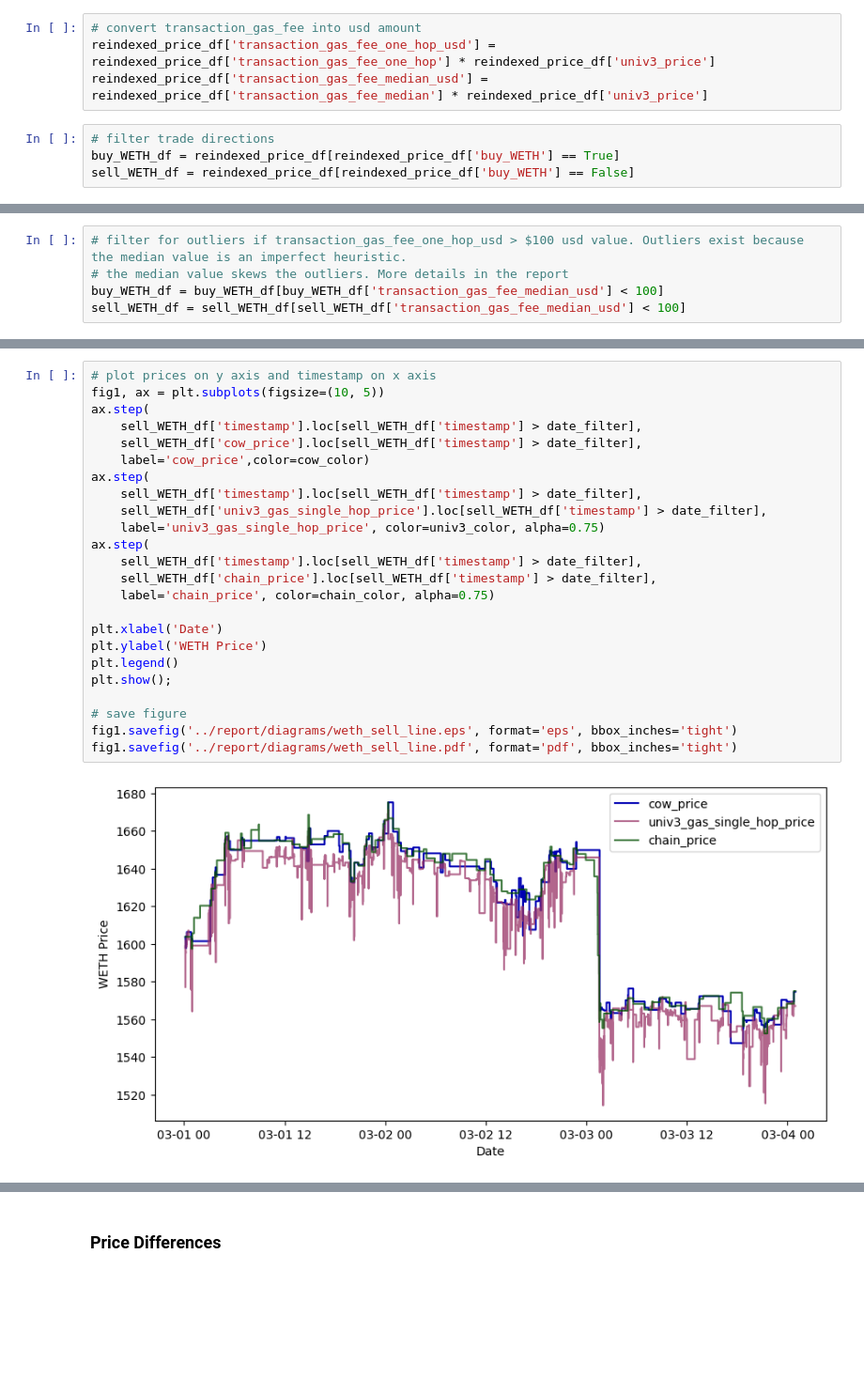
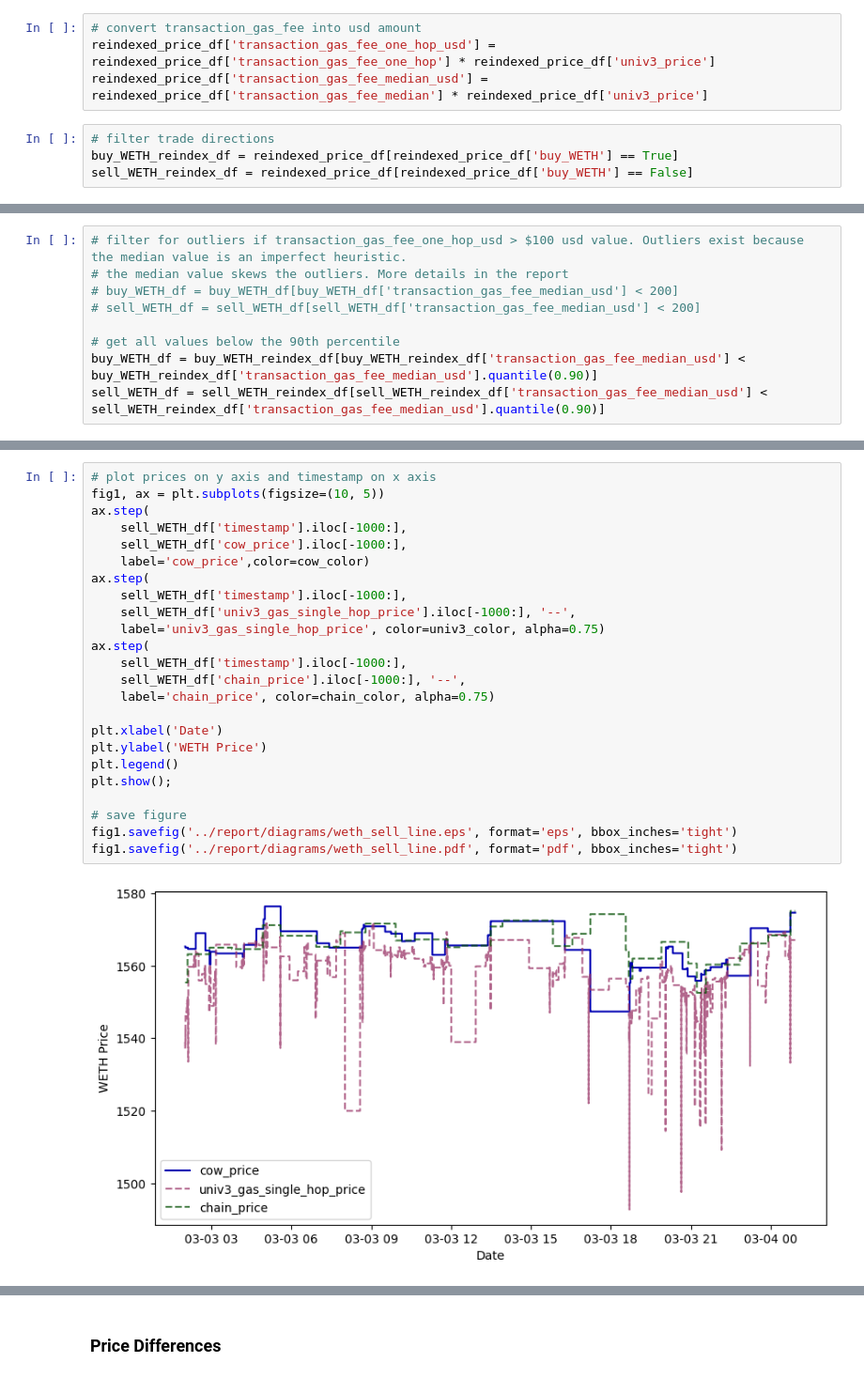
Before and after one commit to mohammed7s/Feedlot, a Jupyter notebook: pipeline/data_analysis.ipynb, the cells around one changed output, grey strips where cells are left out. Shown: that part at 94% size. Drawn from its saved outputs; the diff is of its cells as text; blank space fills up the shorter version.

Commit message:
update charts

```diff
--- a/pipeline/data_analysis.ipynb
+++ b/pipeline/data_analysis.ipynb
@@ -112,5 +112,5 @@ reindexed_price_df['transaction_gas_fee_one_hop_usd'] = reindexed_price_df['tran
 reindexed_price_df['transaction_gas_fee_median_usd'] = reindexed_price_df['transaction_gas_fee_median'] * reindexed_price_df['univ3_price']
 # %%
 # filter trade directions
-buy_WETH_df = reindexed_price_df[reindexed_price_df['buy_WETH'] == True]
-sell_WETH_df = reindexed_price_df[reindexed_price_df['buy_WETH'] == False]
+buy_WETH_reindex_df = reindexed_price_df[reindexed_price_df['buy_WETH'] == True]
+sell_WETH_reindex_df = reindexed_price_df[reindexed_price_df['buy_WETH'] == False]
@@ -117,5 +124,9 @@ sell_WETH_df = reindexed_price_df[reindexed_price_df['buy_WETH'] == False]
 # %%
 # filter for outliers if transaction_gas_fee_one_hop_usd > $100 usd value. Outliers exist because the median value is an imperfect heuristic.
 # the median value skews the outliers. More details in the report
-buy_WETH_df = buy_WETH_df[buy_WETH_df['transaction_gas_fee_median_usd'] < 100]
-sell_WETH_df = sell_WETH_df[sell_WETH_df['transaction_gas_fee_median_usd'] < 100]
+# buy_WETH_df = buy_WETH_df[buy_WETH_df['transaction_gas_fee_median_usd'] < 200]
+# sell_WETH_df = sell_WETH_df[sell_WETH_df['transaction_gas_fee_median_usd'] < 200]
+
+# get all values below the 90th percentile
+buy_WETH_df = buy_WETH_reindex_df[buy_WETH_reindex_df['transaction_gas_fee_median_usd'] < buy_WETH_reindex_df['transaction_gas_fee_median_usd'].quantile(0.90)]
+sell_WETH_df = sell_WETH_reindex_df[sell_WETH_reindex_df['transaction_gas_fee_median_usd'] < sell_WETH_reindex_df['transaction_gas_fee_median_usd'].quantile(0.90)]
@@ -142,29 +188,29 @@ date_filter = '2023-03-01'
 # %%
 # plot prices on y axis and timestamp on x axis
 fig1, ax = plt.subplots(figsize=(10, 5))
 ax.step(
-    sell_WETH_df['timestamp'].loc[sell_WETH_df['timestamp'] > date_filter],
-    sell_WETH_df['cow_price'].loc[sell_WETH_df['timestamp'] > date_filter],
+    sell_WETH_df['timestamp'].iloc[-1000:],
+    sell_WETH_df['cow_price'].iloc[-1000:],
     label='cow_price',color=cow_color)
 ax.step(
-    sell_WETH_df['timestamp'].loc[sell_WETH_df['timestamp'] > date_filter],
-    sell_WETH_df['univ3_gas_single_hop_price'].loc[sell_WETH_df['timestamp'] > date_filter],
+    sell_WETH_df['timestamp'].iloc[-1000:],
+    sell_WETH_df['univ3_gas_single_hop_price'].iloc[-1000:], '--',
     label='univ3_gas_single_hop_price', color=univ3_color, alpha=0.75)
 ax.step(
-    sell_WETH_df['timestamp'].loc[sell_WETH_df['timestamp'] > date_filter],
-    sell_WETH_df['chain_price'].loc[sell_WETH_df['timestamp'] > date_filter],
+    sell_WETH_df['timestamp'].iloc[-1000:],
+    sell_WETH_df['chain_price'].iloc[-1000:], '--',
     label='chain_price', color=chain_color, alpha=0.75)
 
 plt.xlabel('Date')
 plt.ylabel('WETH Price')
 plt.legend()
 plt.show();
 
 # save figure
 fig1.savefig('../report/diagrams/weth_sell_line.eps', format='eps', bbox_inches='tight')
 fig1.savefig('../report/diagrams/weth_sell_line.pdf', format='pdf', bbox_inches='tight')
 # %% [output]
-[figure, old version]
+[figure, new version]
 The PostScript backend does not support transparency; partially transparent artists will be rendered opaque.
 # %%
 # plot prices on y axis and timestamp on x axis
```
Also changed, not shown: parts of 15 cells of this notebook, 8 other files.
